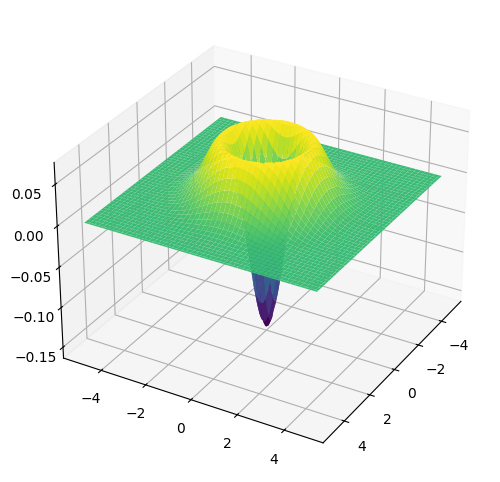
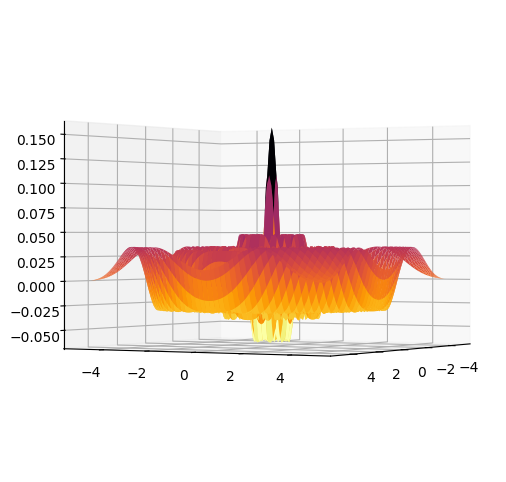
The notebook cell's code change between the first figure and the second:
--- before
+++ after
@@ -4,6 +4,6 @@
 X, P = np.meshgrid(X, P)
 ax = plt.figure(figsize=(8, 6)).add_subplot(projection='3d')
-ax.plot_surface(X, P, Z, cmap='viridis')
-ax.view_init(elev=30, azim=30)
+ax.plot_surface(X, P, Z, cmap='inferno_r')
+ax.view_init(elev=0, azim=30)
 
 plt.show()

Commit: experimented with different fock states